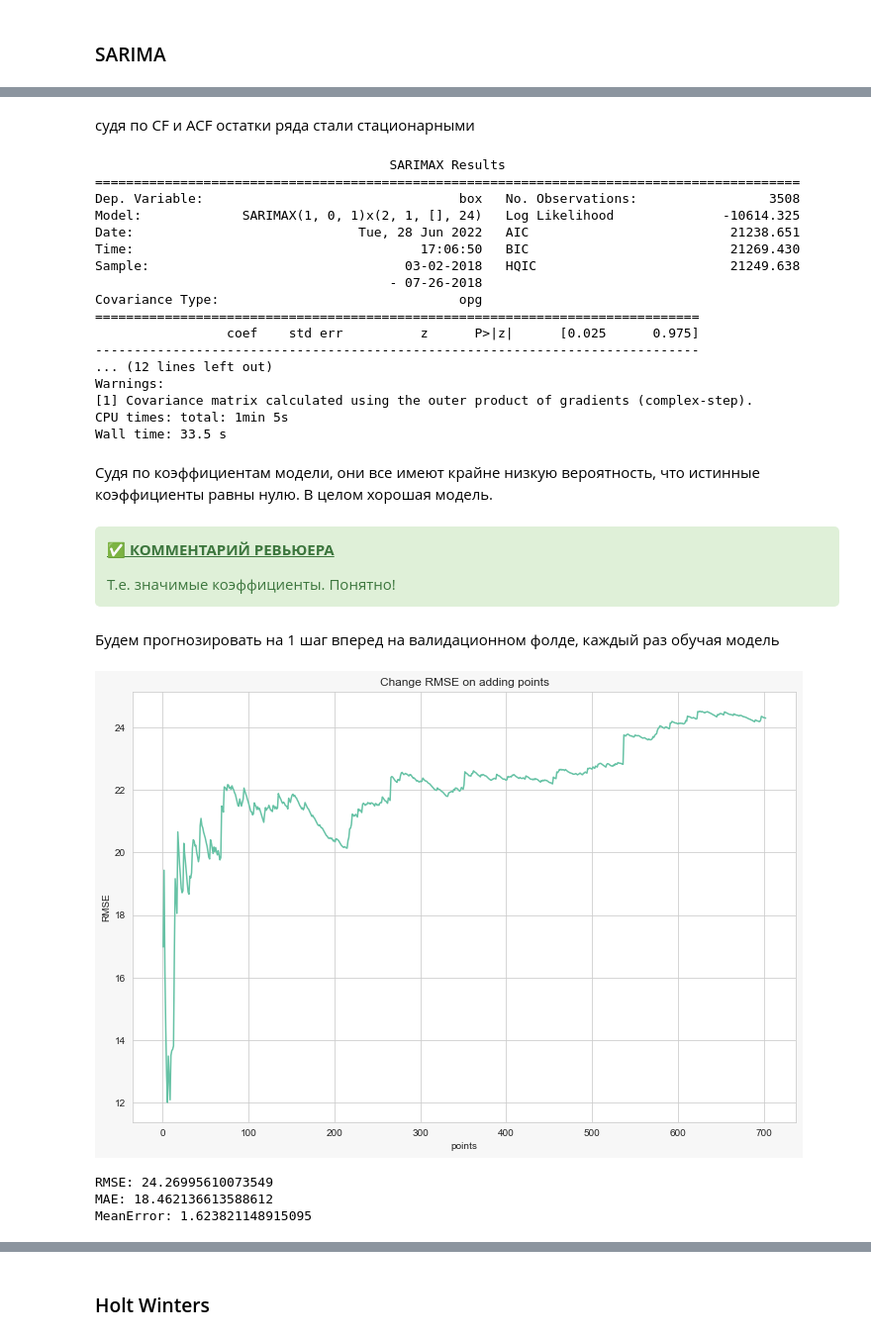
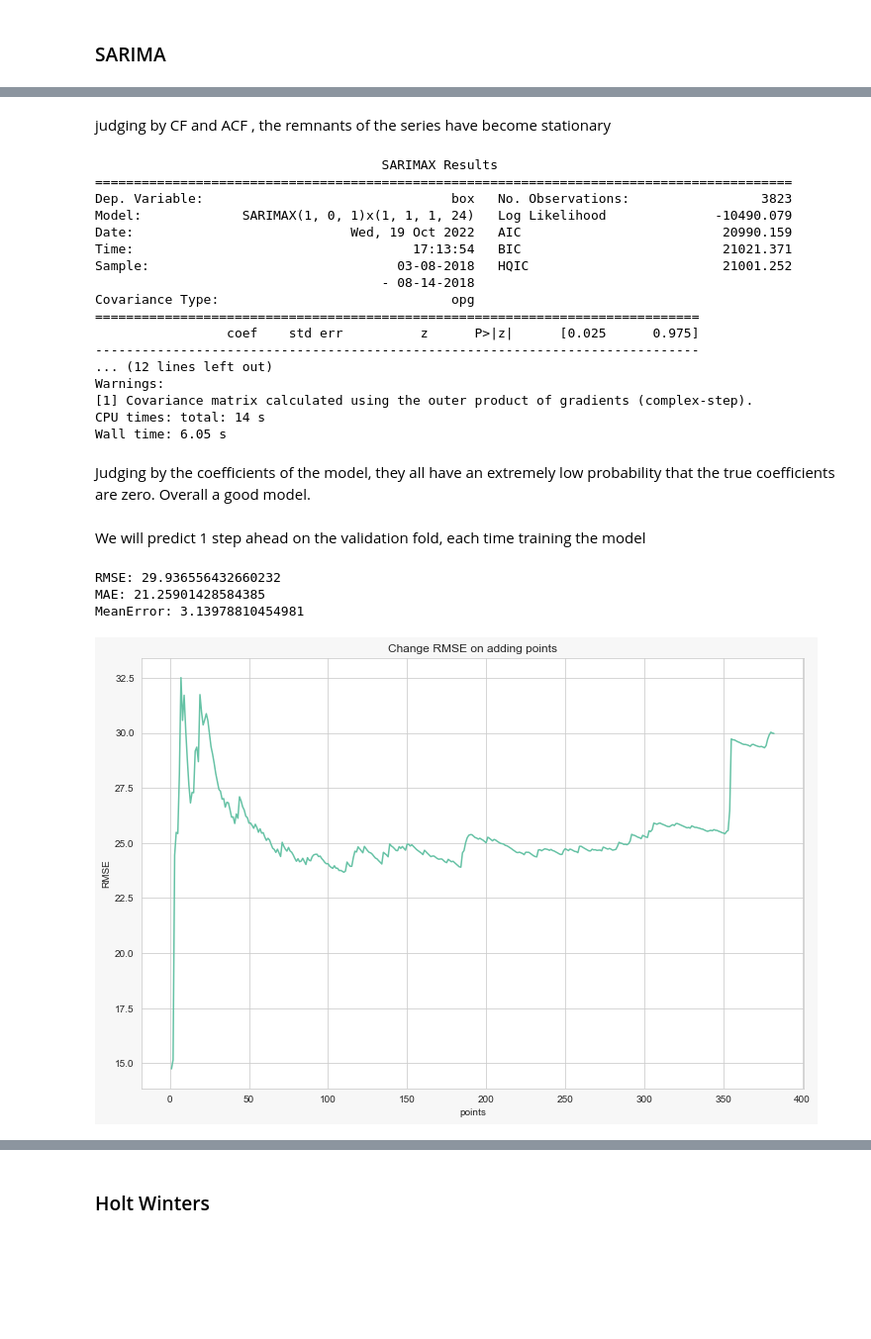
Before and after one commit to RadarYV/Pet-projects, a Jupyter notebook: Forecasting/Forecasting_taxi_orders.ipynb, the cells around one changed output, grey strips where cells are left out. Shown at 99% size. Saved outputs shown, nothing was run; the diff lists cells and outputs as text; code cells hidden in the pictures; blank space fills up the shorter version.

Commit message:
recalc

```diff
--- a/Forecasting/Forecasting_taxi_orders.ipynb
+++ b/Forecasting/Forecasting_taxi_orders.ipynb
@@ -274,5 +270,5 @@ def tsplot(y, lags=None, figsize=(18, 8), style='bmh'):
         plt.tight_layout()
     return
 # %%
-data = pd.read_csv('..\\..\\datasets\\taxi.csv', sep=',', index_col=[0], parse_dates=[0])
+data = pd.read_csv('../../datasets/taxi.csv', sep=',', index_col=[0], parse_dates=[0])
 # %%
@@ -769,56 +766,53 @@ tsplot(best_model.resid[24:], lags=30)
-# %% [markdown]
-судя по CF и ACF остатки ряда стали стационарными
+# %% [markdown]
+judging by CF and ACF , the remnants of the series have become stationary
 # %%
 %%time
 best_model = SARIMAX(df['box'], order=(1, 0, 1),
-                                        seasonal_order=(2, 1, 0, 24)).fit(disp=-1)
+                                        seasonal_order=(1, 1, 1, 24)).fit(disp=-1)
 print(best_model.summary())
 # %% [output]
-                                      SARIMAX Results
-===========================================================================================
-Dep. Variable:                                 box   No. Observations:                 3508
-Model:             SARIMAX(1, 0, 1)x(2, 1, [], 24)   Log Likelihood              -10614.325
-Date:                             Tue, 28 Jun 2022   AIC                          21238.651
-Time:                                     17:06:50   BIC                          21269.430
-Sample:                                 03-02-2018   HQIC                         21249.638
-                                      - 07-26-2018
-Covariance Type:                               opg
+                                     SARIMAX Results
+==========================================================================================
+Dep. Variable:                                box   No. Observations:                 3823
+Model:             SARIMAX(1, 0, 1)x(1, 1, 1, 24)   Log Likelihood              -10490.079
+Date:                            Wed, 19 Oct 2022   AIC                          20990.159
+Time:                                    17:13:54   BIC                          21021.371
+Sample:                                03-08-2018   HQIC                         21001.252
+                                     - 08-14-2018
+Covariance Type:                              opg
 ==============================================================================
                  coef    std err          z      P>|z|      [0.025      0.975]
 ------------------------------------------------------------------------------
 ... (12 lines left out)
 Warnings:
 [1] Covariance matrix calculated using the outer product of gradients (complex-step).
-CPU times: total: 1min 5s
-Wall time: 33.5 s
+CPU times: total: 14 s
+Wall time: 6.05 s
-# %% [markdown]
-Судя по коэффициентам модели, они все имеют крайне низкую вероятность, что истинные коэффициенты равны нулю. В целом хорошая модель.
-# %% [markdown]
-<div class="alert alert-success" style="border-color: green; border-radius: 5px">
-    <p><u><b>✅ КОММЕНТАРИЙ РЕВЬЮЕРА</b></u></p>Т.е. значимые коэффициенты. Понятно!
-# %% [markdown]
-Будем прогнозировать на 1 шаг вперед на валидационном фолде, каждый раз обучая модель
+# %% [markdown]
+Judging by the coefficients of the model, they all have an extremely low probability that the true coefficients are zero. Overall a good model.
+# %% [markdown]
+We will predict 1 step ahead on the validation fold, each time training the model
 # %%
-# Запуск занимает около 5 часов. Заблокировал ячейку на автозапуск, чтобы каждый пересчет не занимал 5-6 часов
-# код работает. Для проверки нужно разблокировать False на True
-if False:
+# The launch takes about 5 hours. I blocked the cell for autorun so that each recalculation did not take 5-6 hours
+# the code works. To check, you need to unlock False to True
+if True:
     valid_forecast = []
     for i in notebook.tqdm(range(valid_start, test_start)):
         ts = y.iloc[:i]
-        ts_box, lmbda = boxcox(ts + 1) # прибавляем единицу, так как в исходном ряде есть нули
+        ts_box, lmbda = boxcox(ts + 1) # we add one, since there are zeros in the original series
         best_model = SARIMAX(ts_box, order=(1, 0, 1),
                                             seasonal_order=(1, 1, 1, 24)).fit(disp=-1)
         prediction = invboxcox(best_model.predict(start = i, end = i), lmbda)-1
         valid_forecast.append([y.iloc[i], prediction[0]])
-        # из-за проблем с выделением оперативной памяти, приходится чистить переменные
+        # due to problems with the allocation of RAM, we have to clean the variables
         del best_model
         del ts_box
         del ts
         del prediction
     plot_cum_rmse(pd.DataFrame(valid_forecast))
 # %% [output]
+RMSE: 29.936556432660232
+MAE: 21.25901428584385
+MeanError: 3.13978810454981
-[figure, old version]
+[figure, new version]
-RMSE: 24.26995610073549
-MAE: 18.462136613588612
-MeanError: 1.623821148915095
 # %% [markdown]
```
Also changed, not shown: parts of 115 cells of this notebook.
